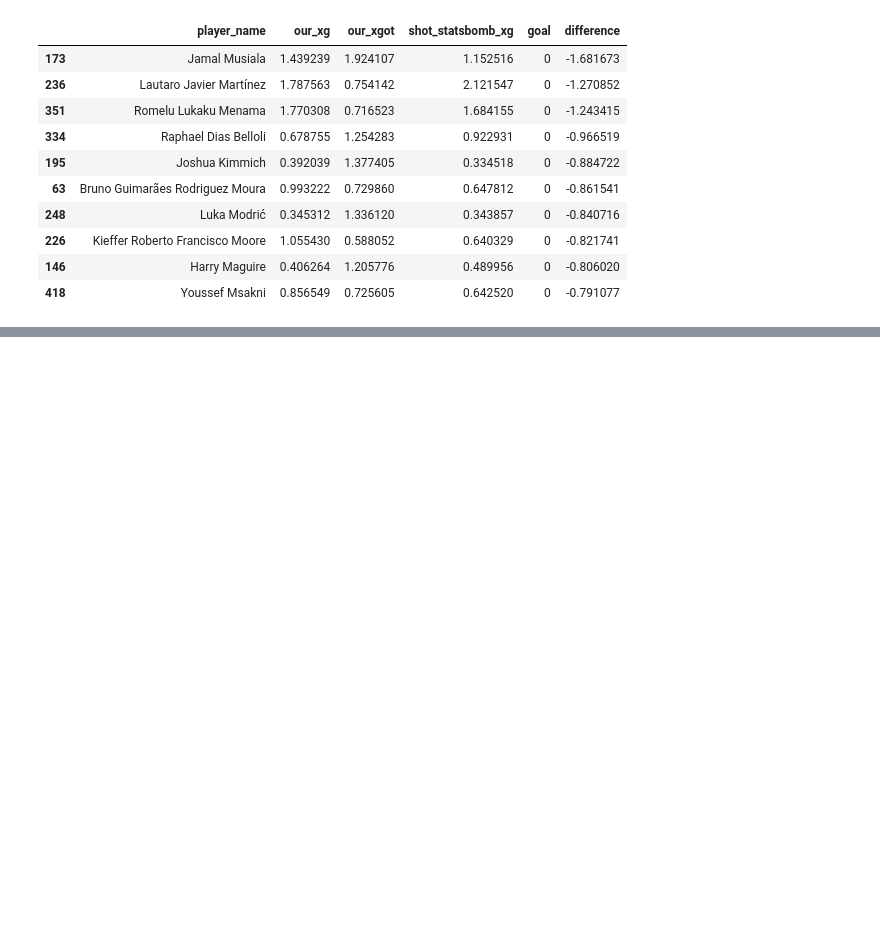
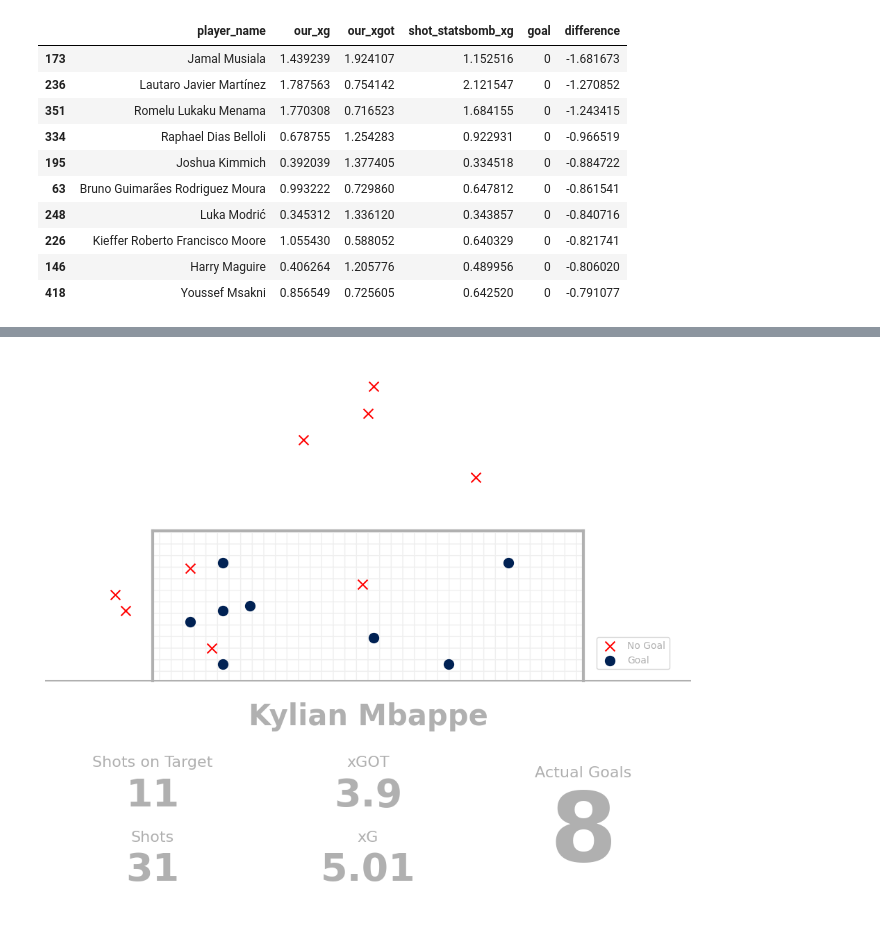
Before and after one commit to alfianalytics/xg-xgot-statsbomb-worldcup2022, a Jupyter notebook: Building_xG,_xGOT_Using_World_Cup_2022_Data.ipynb, the cells around one changed output, grey strips where cells are left out. Drawn from its saved outputs; the diff is of its cells as text; code cells hidden in the pictures; blank space fills up the shorter version.

```diff
--- a/Building_xG,_xGOT_Using_World_Cup_2022_Data.ipynb
+++ b/Building_xG,_xGOT_Using_World_Cup_2022_Data.ipynb
@@ -1242,0 +1324,49 @@ player_summary.sort_values('difference').head(10)
+# %%
+from matplotlib.patches import Rectangle
+
+#Create figure
+fig=plt.figure()
+fig.set_size_inches(12, 10.2)
+
+#Goal post lines
+plt.plot([34,46],[0,0], color=pitch.line_color, linewidth=1.5)
+plt.plot([36,44],[2.8,2.8], color=pitch.line_color, linewidth=3)
+plt.plot([44,44],[0,2.8], color=pitch.line_color, linewidth=3)
+plt.plot([36,36],[0,2.8], color=pitch.line_color, linewidth=3)
+#Goal net
+plt.gca().add_patch(Rectangle((36, 0), 8, 2.8, fill=False, edgecolor=pitch.line_color, hatch='+', alpha=0.2))
+
+#Tidy Axes
+plt.axis('off')
+
+goal_mask = df_mbappe.outcome_name == 'Goal'
+no_goal_mask = df_mbappe.outcome_name != 'Goal'
+on_target_mask = (df_mbappe.end_y <= 44) & (df_mbappe.end_y >= 36) & (df_mbappe.end_z <= 2.8)
+sc1 = plt.scatter(df_mbappe[no_goal_mask].end_y, df_mbappe[no_goal_mask].end_z, s=100,
+                    marker='x', color='red', label='No Goal')
+sc2 = plt.scatter(df_mbappe[goal_mask].end_y, df_mbappe[goal_mask].end_z, s=100,
+                    marker='o', color='#002153', label='Goal')
+
+
+plt.text(x=40, y=-0.4, s="Kylian Mbappe", color=pitch.line_color, fontsize=30, weight="bold", ha='center', va='top')
+
+plt.text(x=36, y=-1.4, s="Shots on Target", color=pitch.line_color, fontsize=16, ha='center', va='top')
+plt.text(x=36, y=-1.8, s="{}".format(len(df_mbappe[on_target_mask])), color=pitch.line_color, fontsize=40, weight="bold", ha='center', va='top')
+plt.text(x=40, y=-1.4, s="xGOT", color=pitch.line_color, fontsize=16, ha='center', va='top')
+plt.text(x=40, y=-1.8, s="{}".format(round(df_mbappe.our_xgot.sum(), 2)), color=pitch.line_color, fontsize=40, weight="bold", ha='center', va='top')
+plt.text(x=44, y=-1.6, s="Actual Goals", color=pitch.line_color, fontsize=16, ha='center', va='top')
+plt.text(x=44, y=-2.0, s="{}".format(df_mbappe[goal_mask].shape[0]), color=pitch.line_color, fontsize=100, weight="bold", ha='center', va='top')
+
+plt.text(x=36, y=-2.8, s="Shots", color=pitch.line_color, fontsize=16, ha='center', va='top')
+plt.text(x=36, y=-3.2, s="{}".format(len(df_mbappe)), color=pitch.line_color, fontsize=40, weight="bold", ha='center', va='top')
+plt.text(x=40, y=-2.8, s="xG", color=pitch.line_color, fontsize=16, ha='center', va='top')
+plt.text(x=40, y=-3.2, s="{}".format(round(df_mbappe.our_xg.sum(), 2)), color=pitch.line_color, fontsize=40, weight="bold", ha='center', va='top')
+
+
+plt.ylim(ymin=-4.2, ymax=6)
+plt.xlim(xmin=34, xmax=46)
+plt.legend(labelcolor=pitch.line_color, bbox_to_anchor=(0.91, 0.5), loc="upper center")
+
+plt.show()
+# %% [output]
+[figure, added]
```
Also changed, not shown: parts of 38 cells of this notebook.
